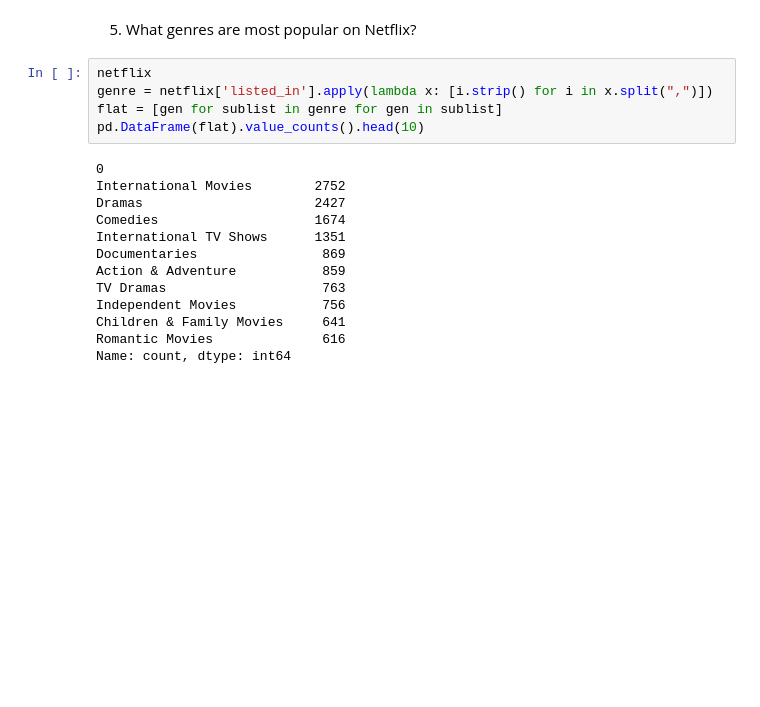
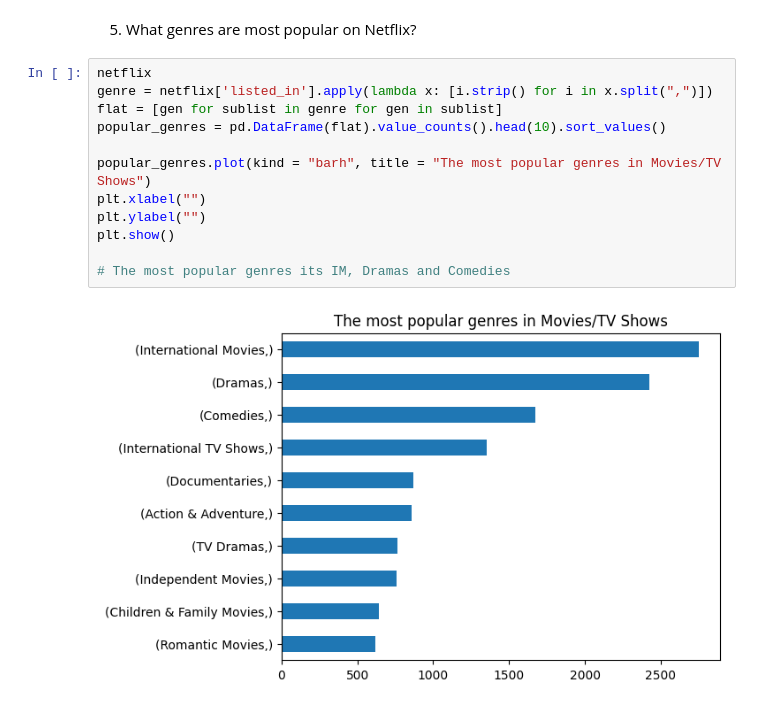
Before and after one commit to BoroduliaRoman/Kaggle, a Jupyter notebook: Netflix/netflix-research.ipynb, the cells around one changed output. Cells and saved outputs as stored; diff of their text form; blank space fills up the shorter version.

```diff
--- a/Netflix/netflix-research.ipynb
+++ b/Netflix/netflix-research.ipynb
@@ -94,18 +94,14 @@ plt.show()
 # %%
 netflix
 genre = netflix['listed_in'].apply(lambda x: [i.strip() for i in x.split(",")])
 flat = [gen for sublist in genre for gen in sublist]
-pd.DataFrame(flat).value_counts().head(10)
+popular_genres = pd.DataFrame(flat).value_counts().head(10).sort_values()
+
+popular_genres.plot(kind = "barh", title = "The most popular genres in Movies/TV Shows")
+plt.xlabel("")
+plt.ylabel("")
+plt.show()
+
+# The most popular genres its IM, Dramas and Comedies
 # %% [output]
-0
-International Movies        2752
-Dramas                      2427
-Comedies                    1674
-International TV Shows      1351
-Documentaries                869
-Action & Adventure           859
-TV Dramas                    763
-Independent Movies           756
-Children & Family Movies     641
-Romantic Movies              616
-Name: count, dtype: int64
+[figure, added]
```
Also changed, not shown: parts of 6 cells of this notebook.
